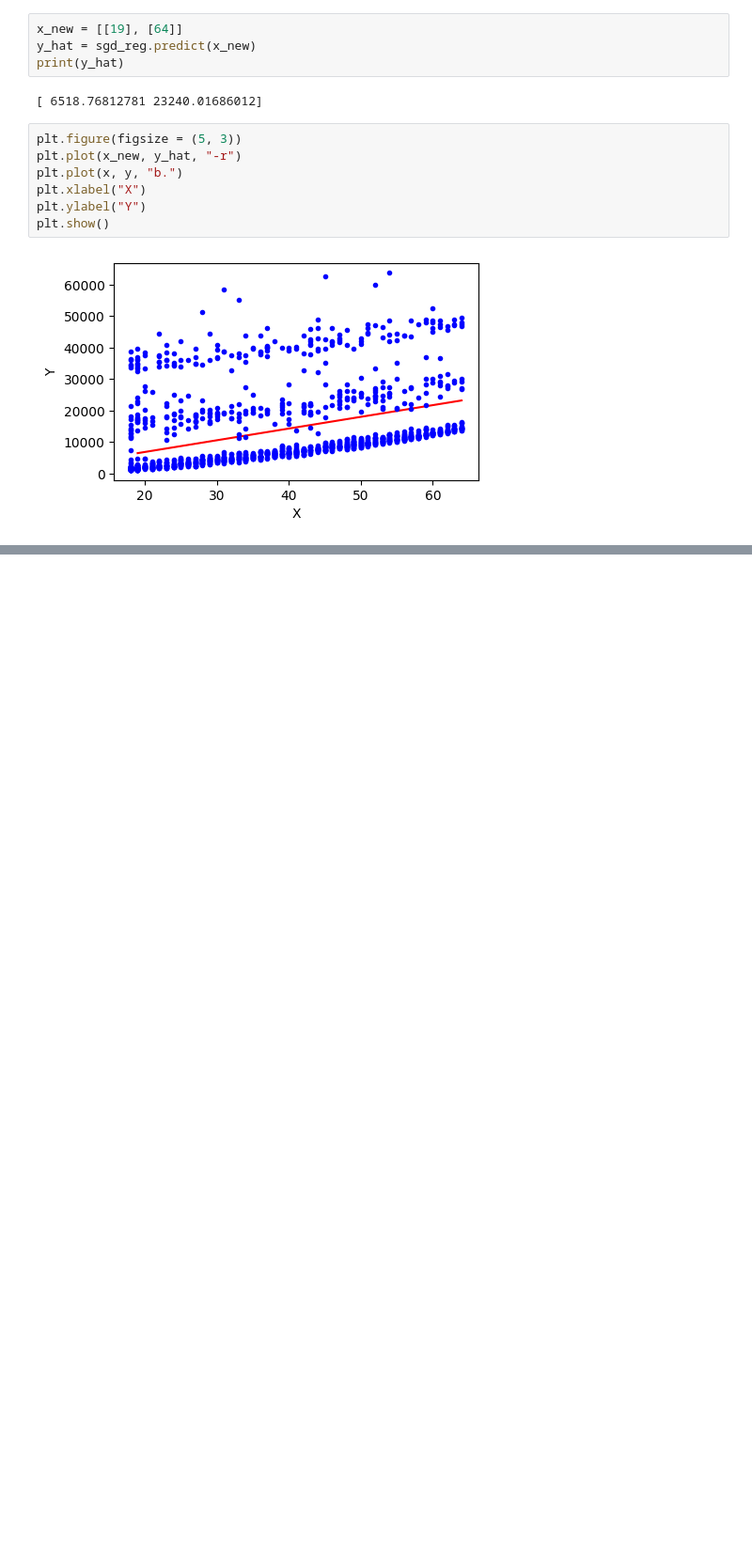
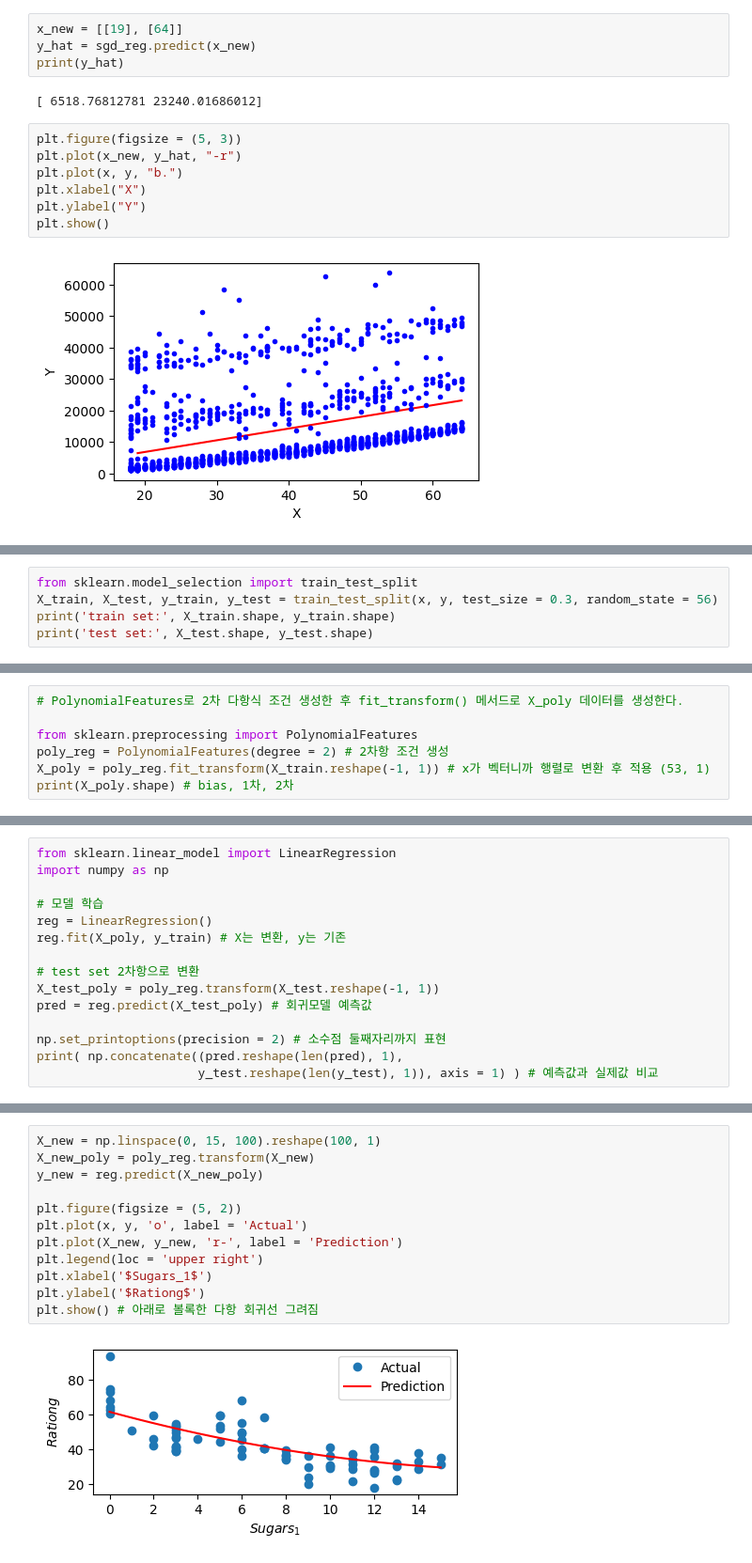
Before and after one commit to BeBrave-BeHumble/Machine_Learning, a Jupyter notebook: ADP/Chapter_6_머신러닝_지도학습.ipynb, the cells around one changed output, grey strips where cells are left out. Shown: that part at 94% size. Drawn from its saved outputs; the diff is of its cells as text; blank space fills up the shorter version.

```diff
--- a/ADP/Chapter_6_머신러닝_지도학습.ipynb
+++ b/ADP/Chapter_6_머신러닝_지도학습.ipynb
@@ -197,0 +273,5 @@ plt.show()
+# %%
+from sklearn.model_selection import train_test_split
+X_train, X_test, y_train, y_test = train_test_split(x, y, test_size = 0.3, random_state = 56)
+print('train set:', X_train.shape, y_train.shape)
+print('test set:', X_test.shape, y_test.shape)
@@ -197,0 +285,7 @@ plt.show()
+# %%
+# PolynomialFeatures로 2차 다항식 조건 생성한 후 fit_transform() 메서드로 X_poly 데이터를 생성한다.
+
+from sklearn.preprocessing import PolynomialFeatures
+poly_reg = PolynomialFeatures(degree = 2) # 2차항 조건 생성
+X_poly = poly_reg.fit_transform(X_train.reshape(-1, 1)) # x가 벡터니까 행렬로 변환 후 적용 (53, 1)
+print(X_poly.shape) # bias, 1차, 2차
@@ -197,0 +294,15 @@ plt.show()
+# %%
+from sklearn.linear_model import LinearRegression
+import numpy as np
+
+# 모델 학습
+reg = LinearRegression()
+reg.fit(X_poly, y_train) # X는 변환, y는 기존
+
+# test set 2차항으로 변환
+X_test_poly = poly_reg.transform(X_test.reshape(-1, 1))
+pred = reg.predict(X_test_poly) # 회귀모델 예측값
+
+np.set_printoptions(precision = 2) # 소수점 둘째자리까지 표현
+print( np.concatenate((pred.reshape(len(pred), 1),
+                      y_test.reshape(len(y_test), 1)), axis = 1) ) # 예측값과 실제값 비교
@@ -197,0 +336,14 @@ plt.show()
+# %%
+X_new = np.linspace(0, 15, 100).reshape(100, 1)
+X_new_poly = poly_reg.transform(X_new)
+y_new = reg.predict(X_new_poly)
+
+plt.figure(figsize = (5, 2))
+plt.plot(x, y, 'o', label = 'Actual')
+plt.plot(X_new, y_new, 'r-', label = 'Prediction')
+plt.legend(loc = 'upper right')
+plt.xlabel('$Sugars_1$')
+plt.ylabel('$Rationg$')
+plt.show() # 아래로 볼록한 다항 회귀선 그려짐
+# %% [output]
+[figure, added]
```
Also changed, not shown: parts of 66 cells of this notebook.
